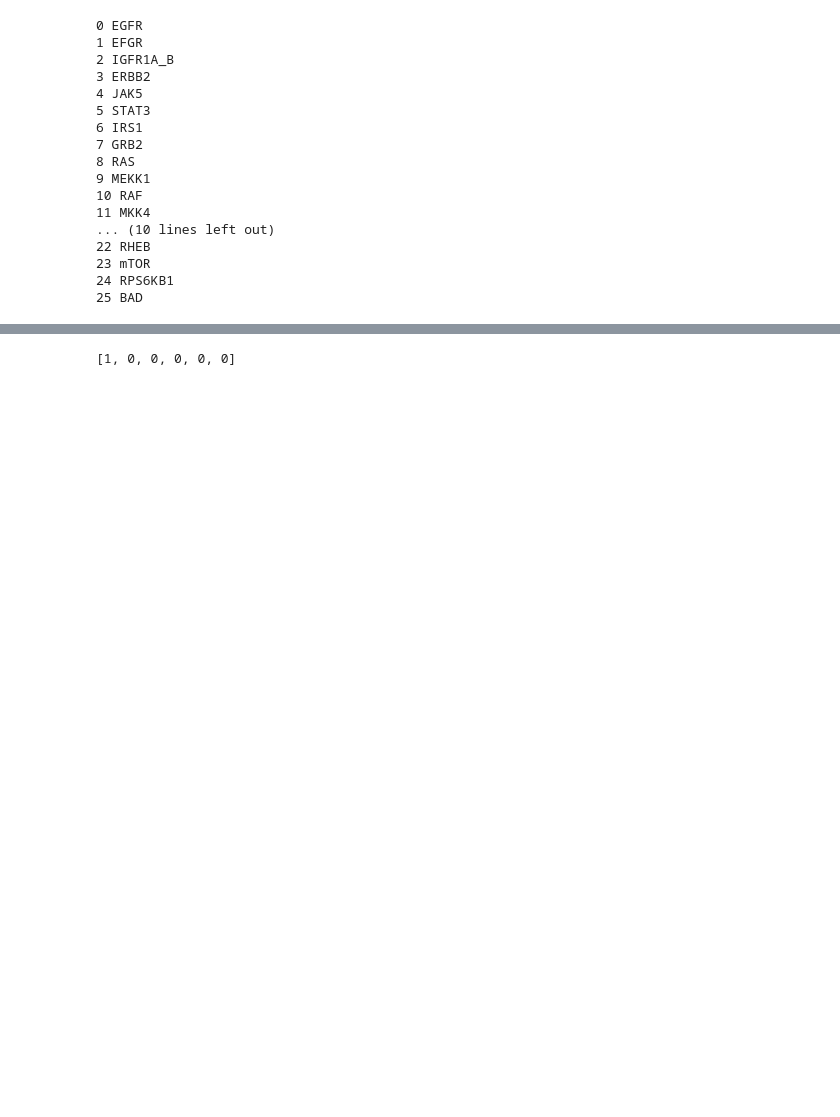
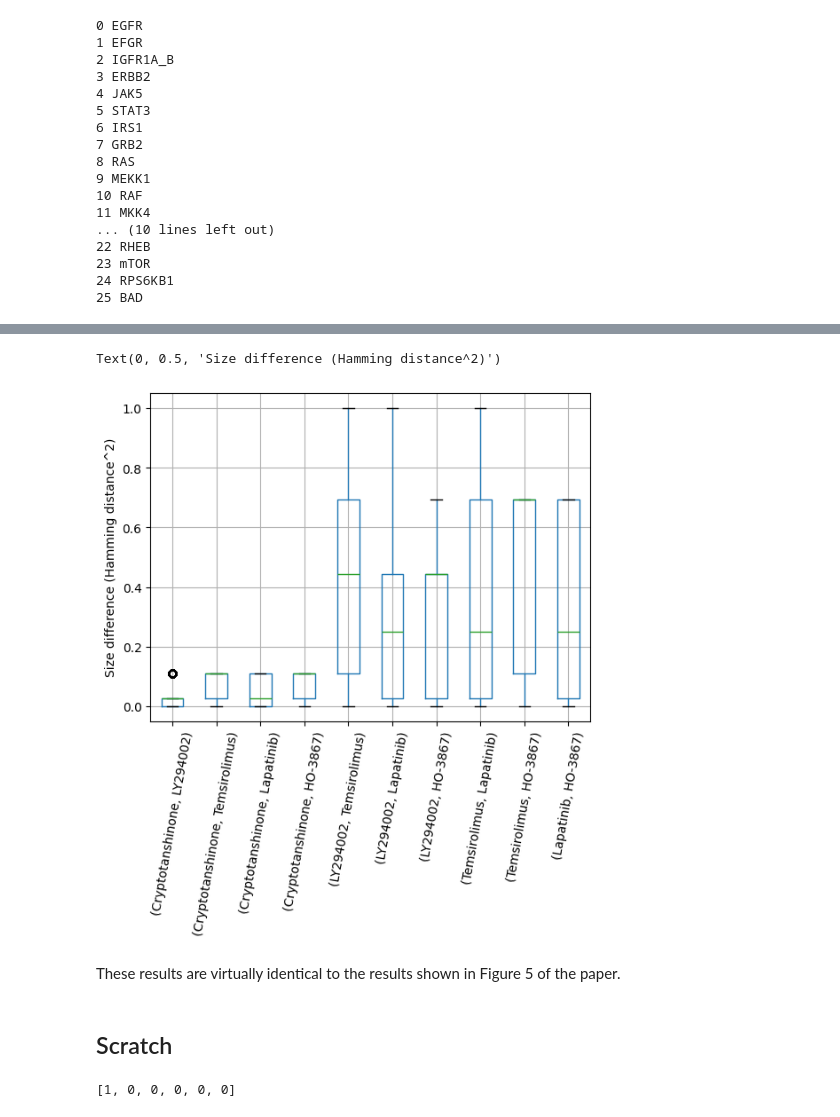
Before and after one commit to IlyaLab/BNMPy, a Jupyter notebook: pancreatic_cancer.ipynb, the cells around one changed output, grey strips where cells are left out. Cells and saved outputs as stored; diff of their text form; code cells hidden in the pictures; blank space fills up the shorter version.

```diff
--- a/pancreatic_cancer.ipynb
+++ b/pancreatic_cancer.ipynb
@@ -149,3 +440,15 @@ array([0, 0, 0, 0, 0, 0])
+# %%
+size_difference_double_drug = pd.DataFrame(size_difference_double_drug)
+ax = size_difference_double_drug.boxplot()
+ax.tick_params(axis='x', rotation=80)
+ax.set_ylabel('Size difference (Hamming distance^2)')
+# %% [output]
+Text(0, 0.5, 'Size difference (Hamming distance^2)')
+[figure, added]
+# %% [markdown]
+These results are virtually identical to the results shown in Figure 5 of the paper.
+# %% [markdown]
+## Scratch
 # %%
 network.knockout('GSK3', 0)
 results = network.update(10)
```
Also changed, not shown: parts of 24 cells of this notebook.
